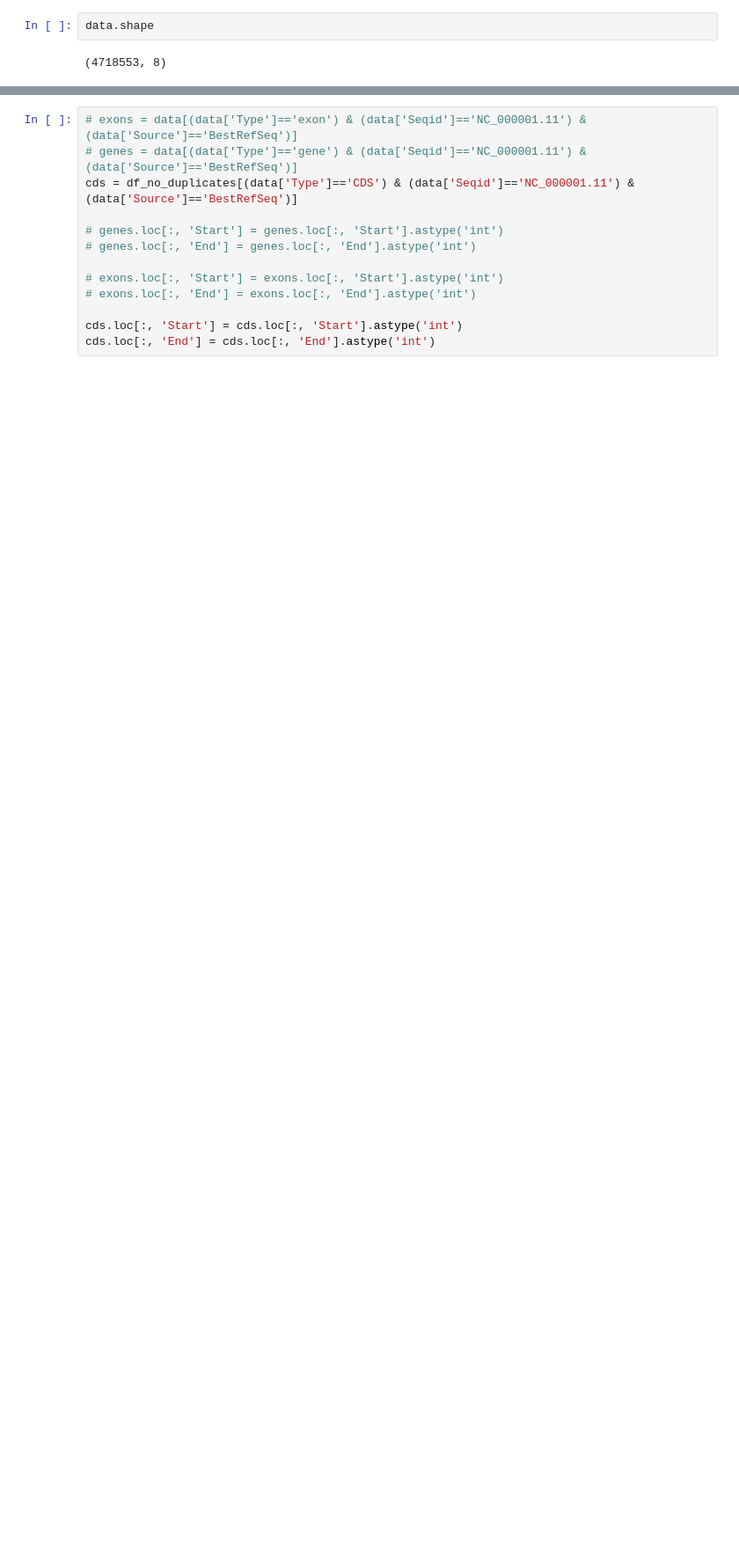
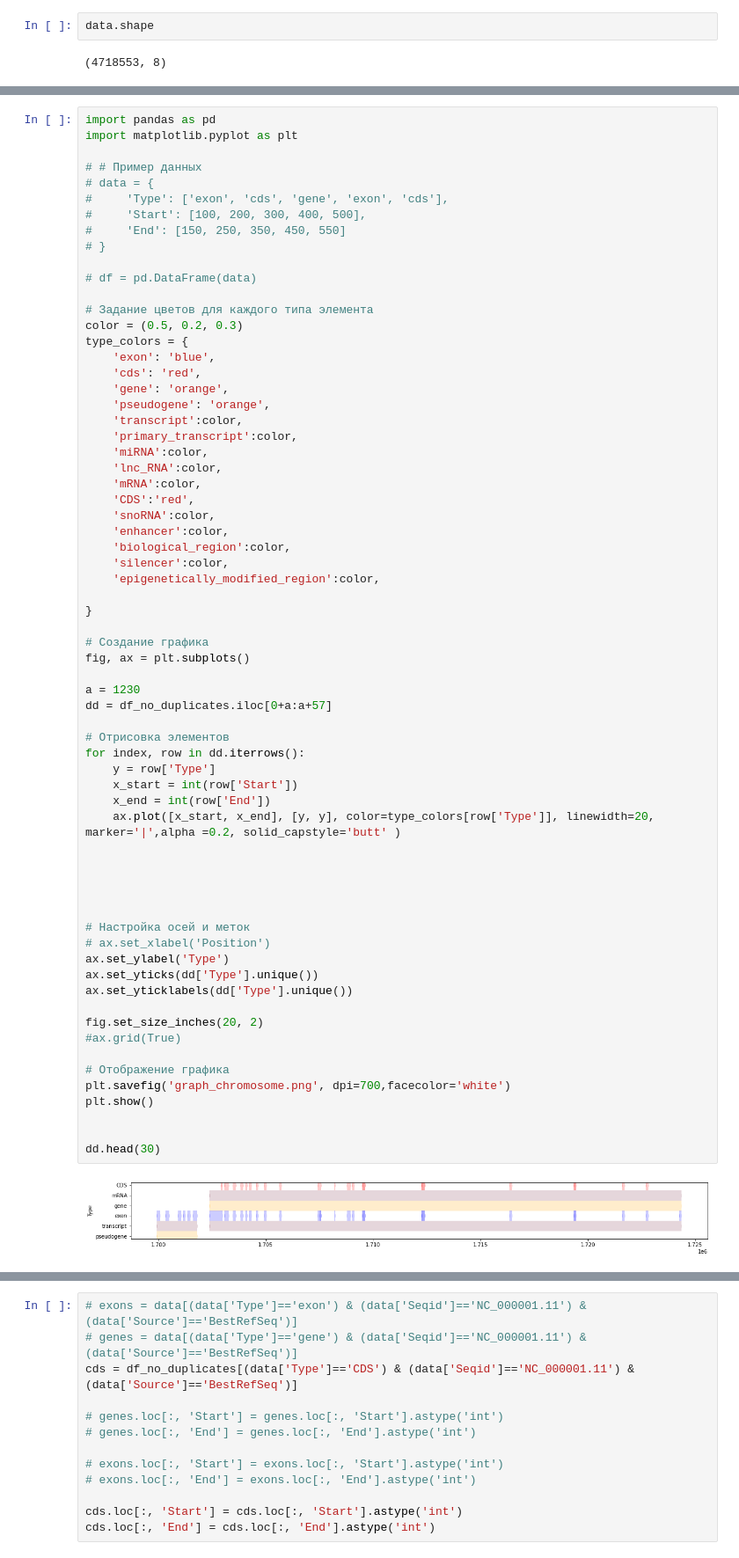
Before and after one commit to polilya/dna-cds-unet-segmentation, a Jupyter notebook: notebooks/01_data_preparation.ipynb, the cells around one changed output, grey strips where cells are left out. Shown at 88% size. Cells and saved outputs as stored; diff of their text form; blank space fills up the shorter version.

Commit message:
Latest data preparation and segmentation notebooks (February 2025)

```diff
--- a/notebooks/01_data_preparation.ipynb
+++ b/notebooks/01_data_preparation.ipynb
@@ -246,0 +161,68 @@ dd.head(30)
+# %%
+import pandas as pd
+import matplotlib.pyplot as plt
+
+# # Пример данных
+# data = {
+#     'Type': ['exon', 'cds', 'gene', 'exon', 'cds'],
+#     'Start': [100, 200, 300, 400, 500],
+#     'End': [150, 250, 350, 450, 550]
+# }
+
+# df = pd.DataFrame(data)
+
+# Задание цветов для каждого типа элемента
+color = (0.5, 0.2, 0.3)
+type_colors = {
+    'exon': 'blue',
+    'cds': 'red',
+    'gene': 'orange',
+    'pseudogene': 'orange',
+    'transcript':color,
+    'primary_transcript':color,
+    'miRNA':color,
+    'lnc_RNA':color,
+    'mRNA':color,
+    'CDS':'red',
+    'snoRNA':color,
+    'enhancer':color,
+    'biological_region':color,
+    'silencer':color,
+    'epigenetically_modified_region':color,
+
+}
+
+# Создание графика
+fig, ax = plt.subplots()
+
+a = 1230
+dd = df_no_duplicates.iloc[0+a:a+57]
+
+# Отрисовка элементов
+for index, row in dd.iterrows():
+    y = row['Type']
+    x_start = int(row['Start'])
+    x_end = int(row['End'])
+    ax.plot([x_start, x_end], [y, y], color=type_colors[row['Type']], linewidth=20, marker='|',alpha =0.2, solid_capstyle='butt' )
+
+
+
+
+
+# Настройка осей и меток
+# ax.set_xlabel('Position')
+ax.set_ylabel('Type')
+ax.set_yticks(dd['Type'].unique())
+ax.set_yticklabels(dd['Type'].unique())
+
+fig.set_size_inches(20, 2)
+#ax.grid(True)
+
+# Отображение графика
+plt.savefig('graph_chromosome.png', dpi=700,facecolor='white')
+plt.show()
+
+
+dd.head(30)
+# %% [output]
+[figure, added]
```
Also changed, not shown: parts of 61 cells of this notebook, 1 other file.
